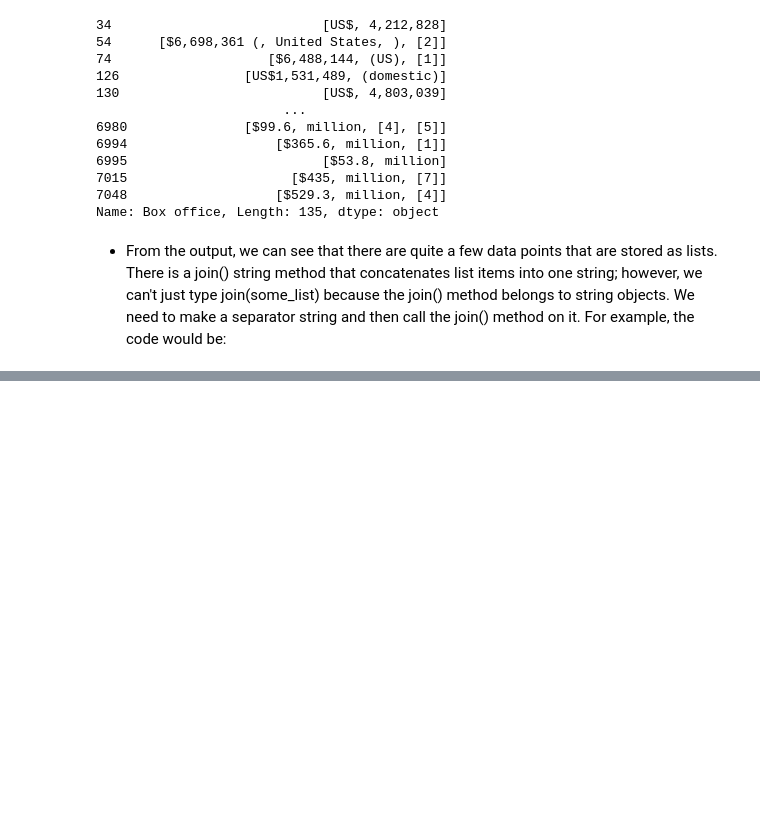
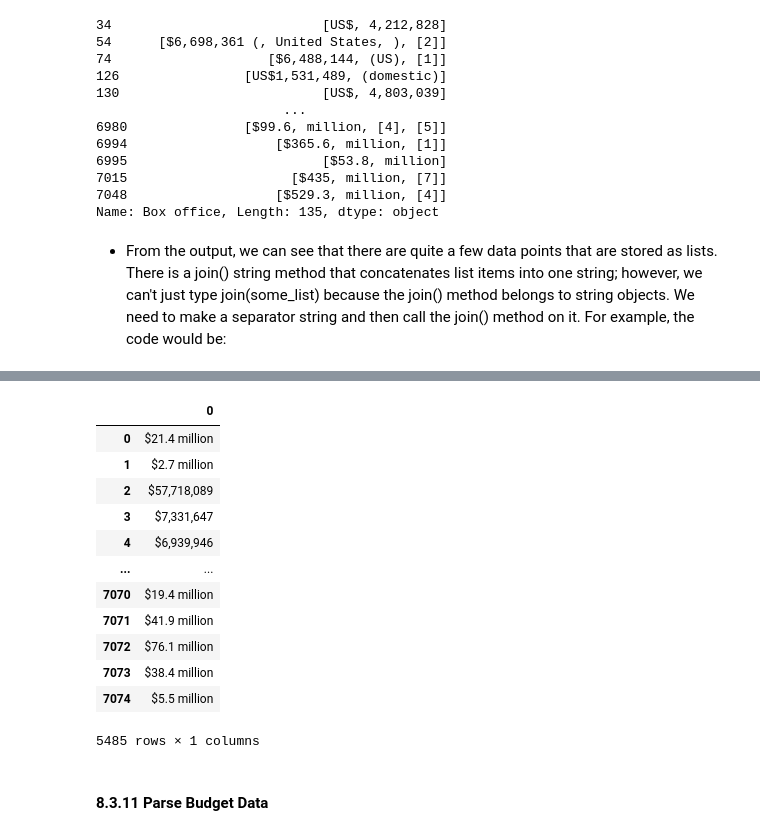
Before and after one commit to rloufoster/Movies, a Jupyter notebook: WikipediaScrape_Movies.ipynb, the cells around one changed output, grey strips where cells are left out. Cells and saved outputs as stored; diff of their text form; code cells hidden in the pictures; blank space fills up the shorter version.

```diff
--- a/WikipediaScrape_Movies.ipynb
+++ b/WikipediaScrape_Movies.ipynb
@@ -427,0 +663,8 @@ box_office = box_office.apply(lambda x: ' '.join(x) if type(x) == list else x)
+# %%
+# 3. Some values are given as a range.
+# To solve this problem, we'll search for any string that starts with a dollar sign and ends with a hyphen, and
+# then replace it with just a dollar sign using the replace() method. The first argument in the replace() method is the substring that will be replaced, and the second argument in the
+# replace() method is the string to replace it with. We can use regular expressions in the first argument by
+# sending the parameter regex=True, as shown below.
+
+box_office = box_office.str.replace(r'\$.*[-—–](?![a-z])', '$', regex=True)
@@ -427,0 +677,16 @@ box_office = box_office.apply(lambda x: ' '.join(x) if type(x) == list else x)
+# %%
+box_office.str.extract(f'({form_one}|{form_two})')
+# %% [output]
+|  | 0 |
+| 0 | $21.4 million |
+| 1 | $2.7 million |
+| 2 | $57,718,089 |
+| 3 | $7,331,647 |
+| 4 | $6,939,946 |
+| ... | ... |
+| 7070 | $19.4 million |
+| 7071 | $41.9 million |
+| 7072 | $76.1 million |
+| 7073 | $38.4 million |
+| 7074 | $5.5 million |
+5485 rows × 1 columns
@@ -427,0 +746,2 @@ box_office = box_office.apply(lambda x: ' '.join(x) if type(x) == list else x)
+# %% [markdown]
+#### 8.3.11 Parse Budget Data
```
Also changed, not shown: parts of 49 cells of this notebook, 1 other file.
